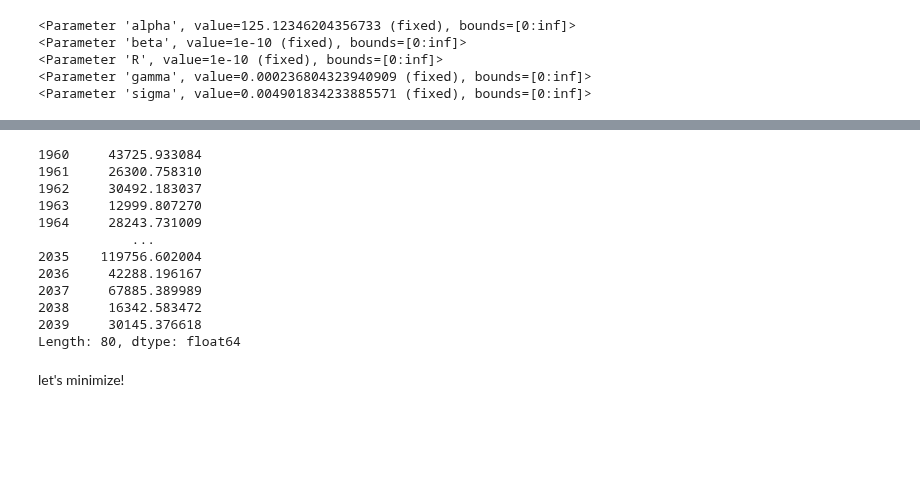
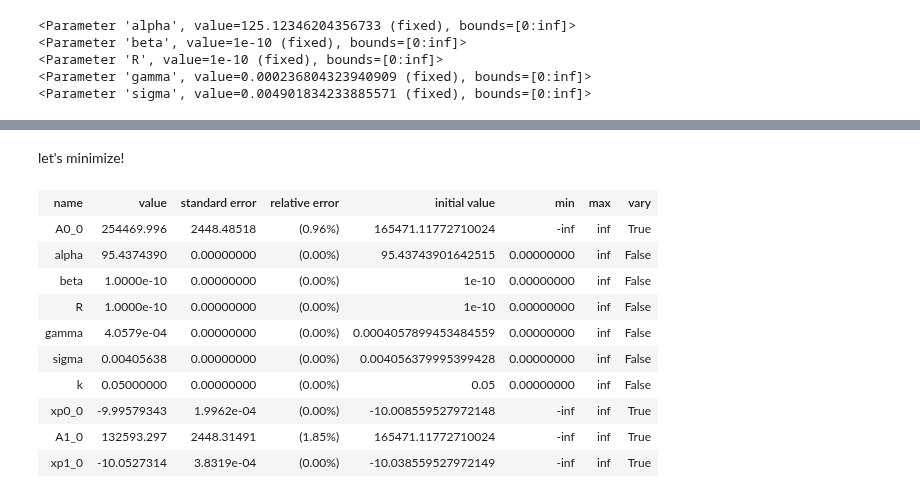
Before and after one commit to pmassat/pythonpda, a Jupyter notebook: Neutrons_pydas/ENS_peak_fit_pVIC_2019-02-14.ipynb, the cells around one changed output, grey strips where cells are left out. Cells and saved outputs as stored; diff of their text form; code cells hidden in the pictures; blank space fills up the shorter version.

Commit message:
Analysis of neutrons data measured on 2019-02-14. Progress on fitting each curve with multiple pVIC functions.

```diff
--- a/Neutrons_pydas/ENS_peak_fit_pVIC_2019-02-14.ipynb
+++ b/Neutrons_pydas/ENS_peak_fit_pVIC_2019-02-14.ipynb
@@ -1442,0 +1503,6 @@ for h in range(6,11,2):
+# %%
+def npvicResidual(params, x, data, data_range, nFunc):
+#     model = np.sum([pVIC(x, *list(params.valuesdict().values())[idx*8:(idx+1)*8]) for idx in range(n)], axis=0)
+    model = np.sum([pVIC(x, *xnpVIC_init_prm(params, fun_idx, dat_idx))
+                    for fun_idx in range(nFunc) for dat_idx in data_range], axis=0)
+    return data - model
@@ -1442,0 +1511,14 @@ for h in range(6,11,2):
+# %%
+n = 2
+data_range = range(1)
+plt_idx = data_range[0]
+
+if 'fit2_params' not in globals():
+    fit2_params = {}
+
+for h in [6, 8, 10]:
+    if not hasattr(fit2_params, f'{h}'):
+        ref_params = npvicRefParams(pvic_params, xwFit[f'{h}_10'][2].result.params)
+        fit2_params[h] = npvicInitParams(ref_params, plt_idx, n)
+
+fit2_params#[h]
@@ -1443,8 +1548,10 @@ for h in range(6,11,2):
 # %%
-fig, ax = plt.subplots()
-data_selection = xwFit['8_10'][0].xdata_selection
-plt_idx = 0
+n = 2
+h = 10
+
+data_selection = xwFit[f'{h}_10'][plt_idx].xdata_selection
 X = nData.spectra[plt_idx].hh0[data_selection]
 Y = nData.spectra[plt_idx].I[data_selection]
-plt.plot(X,Y)
+
+npvicResidual(fit2_params[h], X, Y, data_range, n)
 # %% [output]
@@ -1474,17 +1570,18 @@ def npVIC_residual(x, n, refParams, data, xp=None, A=None):
-# %%
-npVIC_residual(X,2,pvic_params,Y)
-# %% [output]
-1960     43725.933084
-1961     26300.758310
-1962     30492.183037
-1963     12999.807270
-1964     28243.731009
-            ...
-2035    119756.602004
-2036     42288.196167
-2037     67885.389989
-2038     16342.583472
-2039     30145.376618
-Length: 80, dtype: float64
 # %% [markdown]
 let's minimize!
+# %%
+result = minimize(npvicResidual, fit2_params[h], args=(X,Y,data_range,n))
+# %%
+result.params
+# %% [output]
+| name | value | standard error | relative error | initial value | min | max | vary |
+| A0_0 | 254469.996 | 2448.48518 | (0.96%) | 165471.11772710024 | -inf | inf | True |
+| alpha | 95.4374390 | 0.00000000 | (0.00%) | 95.43743901642515 | 0.00000000 | inf | False |
+| beta | 1.0000e-10 | 0.00000000 | (0.00%) | 1e-10 | 0.00000000 | inf | False |
+| R | 1.0000e-10 | 0.00000000 | (0.00%) | 1e-10 | 0.00000000 | inf | False |
+| gamma | 4.0579e-04 | 0.00000000 | (0.00%) | 0.0004057899453484559 | 0.00000000 | inf | False |
+| sigma | 0.00405638 | 0.00000000 | (0.00%) | 0.004056379995399428 | 0.00000000 | inf | False |
+| k | 0.05000000 | 0.00000000 | (0.00%) | 0.05 | 0.00000000 | inf | False |
+| xp0_0 | -9.99579343 | 1.9962e-04 | (0.00%) | -10.008559527972148 | -inf | inf | True |
+| A1_0 | 132593.297 | 2448.31491 | (1.85%) | 165471.11772710024 | -inf | inf | True |
+| xp1_0 | -10.0527314 | 3.8319e-04 | (0.00%) | -10.038559527972149 | -inf | inf | True |
```
Also changed, not shown: parts of 24 cells of this notebook, 2 other files.
